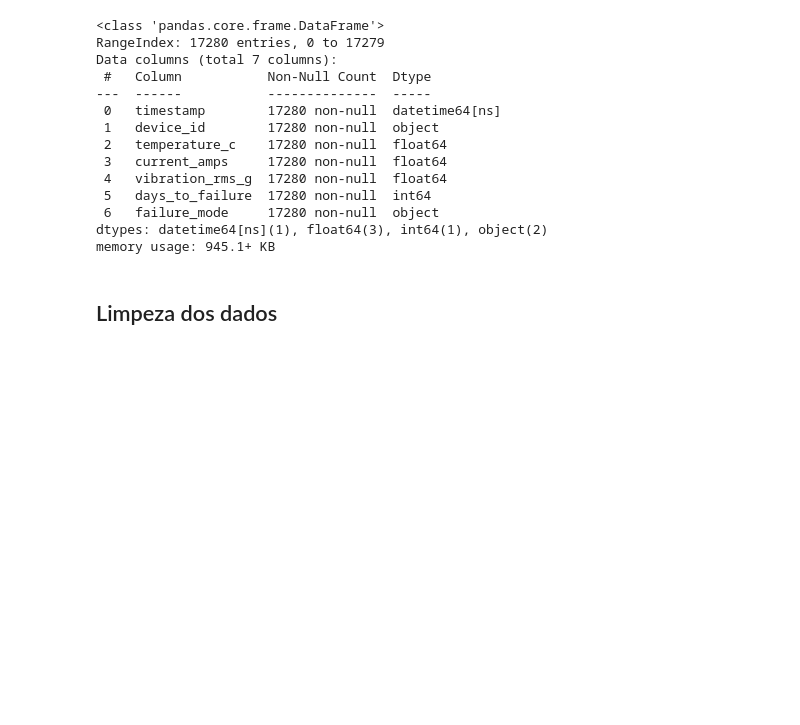
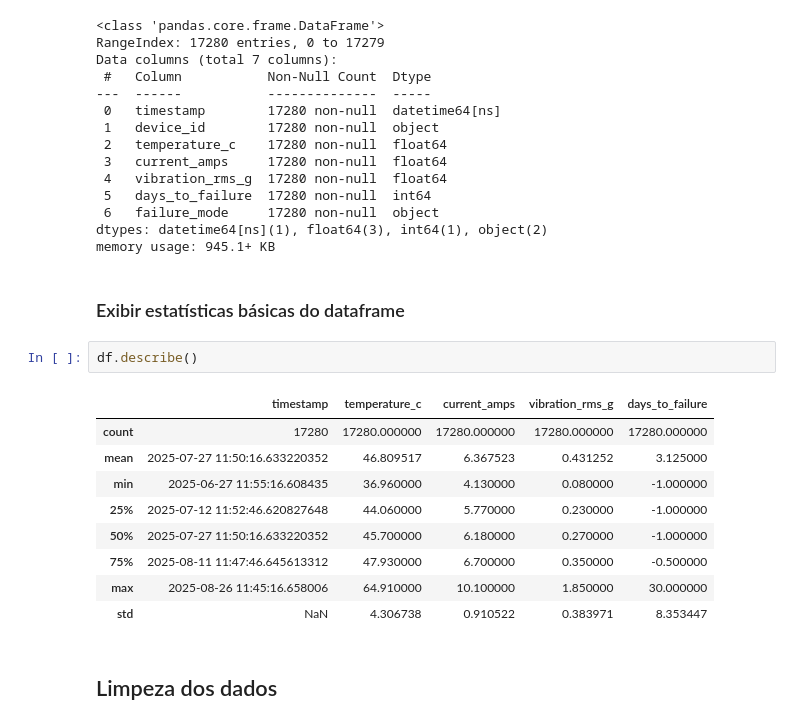
Before and after one commit to jayrom/enterprise_challenge_reply, a Jupyter notebook: sprint_3/src/exploratory.ipynb, the cells around one changed output. Cells and saved outputs as stored; diff of their text form; blank space fills up the shorter version.

```diff
--- a/sprint_3/src/exploratory.ipynb
+++ b/sprint_3/src/exploratory.ipynb
@@ -58,6 +58,20 @@ Data columns (total 7 columns):
  6   failure_mode     17280 non-null  object
 dtypes: datetime64[ns](1), float64(3), int64(1), object(2)
 memory usage: 945.1+ KB
+# %% [markdown]
+### Exibir estatísticas básicas do dataframe
+# %%
+df.describe()
+# %% [output]
+|  | timestamp | temperature_c | current_amps | vibration_rms_g | days_to_failure |
+| count | 17280 | 17280.000000 | 17280.000000 | 17280.000000 | 17280.000000 |
+| mean | 2025-07-27 11:50:16.633220352 | 46.809517 | 6.367523 | 0.431252 | 3.125000 |
+| min | 2025-06-27 11:55:16.608435 | 36.960000 | 4.130000 | 0.080000 | -1.000000 |
+| 25% | 2025-07-12 11:52:46.620827648 | 44.060000 | 5.770000 | 0.230000 | -1.000000 |
+| 50% | 2025-07-27 11:50:16.633220352 | 45.700000 | 6.180000 | 0.270000 | -1.000000 |
+| 75% | 2025-08-11 11:47:46.645613312 | 47.930000 | 6.700000 | 0.350000 | -0.500000 |
+| max | 2025-08-26 11:45:16.658006 | 64.910000 | 10.100000 | 1.850000 | 30.000000 |
+| std | NaN | 4.306738 | 0.910522 | 0.383971 | 8.353447 |
 # %% [markdown]
 ## Limpeza dos dados
 # %% [markdown]
```
Also changed, not shown: parts of 7 cells of this notebook.
